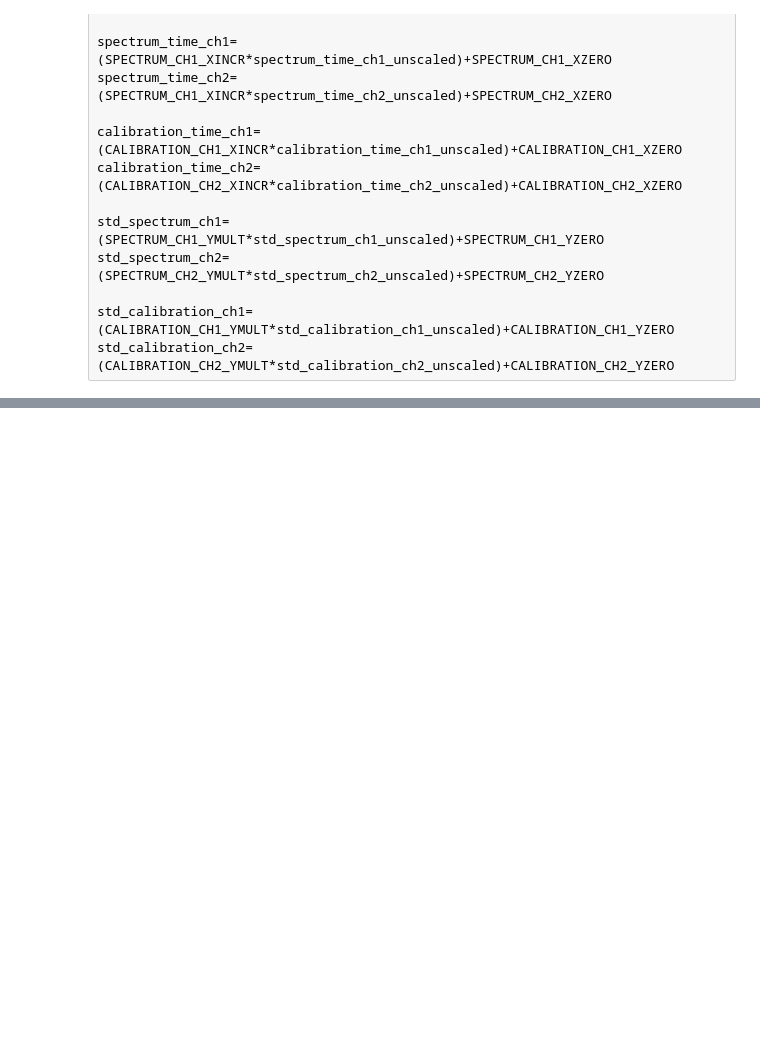
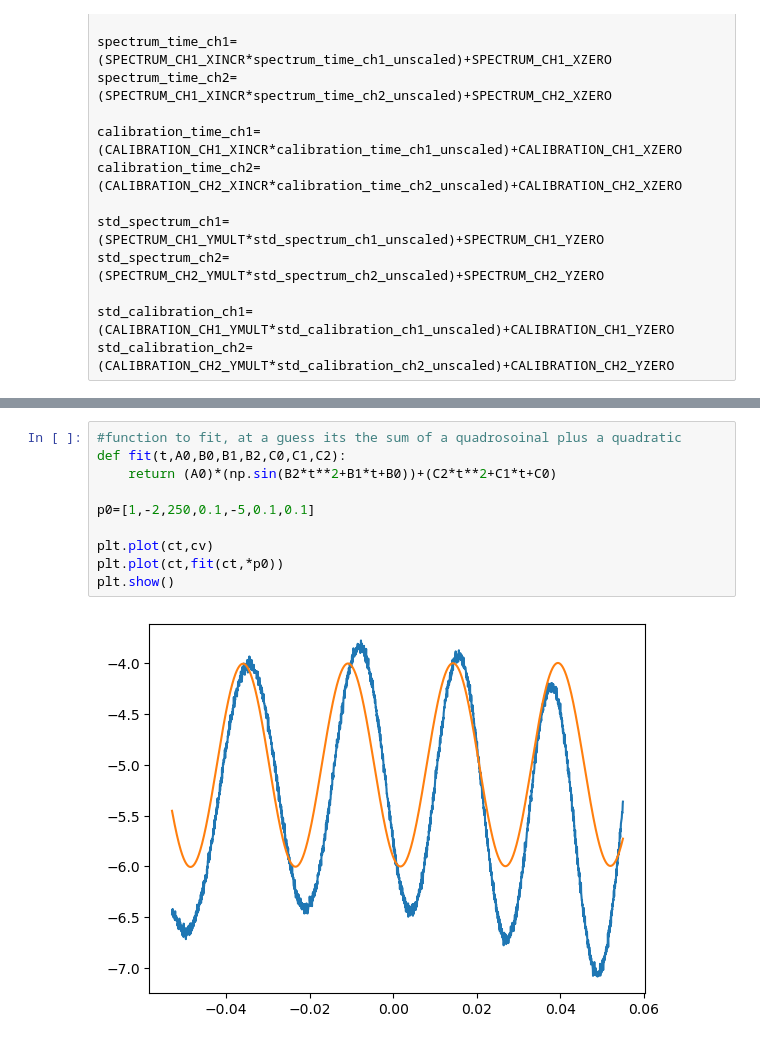
Before and after one commit to LaraTatli18/doppler-free-laser-spectroscopy, a Jupyter notebook: analyse_data.ipynb, the cells around one changed output, grey strips where cells are left out. Cells and saved outputs as stored; diff of their text form; blank space fills up the shorter version.

```diff
--- a/analyse_data.ipynb
+++ b/analyse_data.ipynb
@@ -173,0 +175,12 @@ plt.show()
+# %%
+#function to fit, at a guess its the sum of a quadrosoinal plus a quadratic
+def fit(t,A0,B0,B1,B2,C0,C1,C2):
+    return (A0)*(np.sin(B2*t**2+B1*t+B0))+(C2*t**2+C1*t+C0)
+
+p0=[1,-2,250,0.1,-5,0.1,0.1]
+
+plt.plot(ct,cv)
+plt.plot(ct,fit(ct,*p0))
+plt.show()
+# %% [output]
+[figure, added]
```
Also changed, not shown: parts of 11 cells of this notebook.
